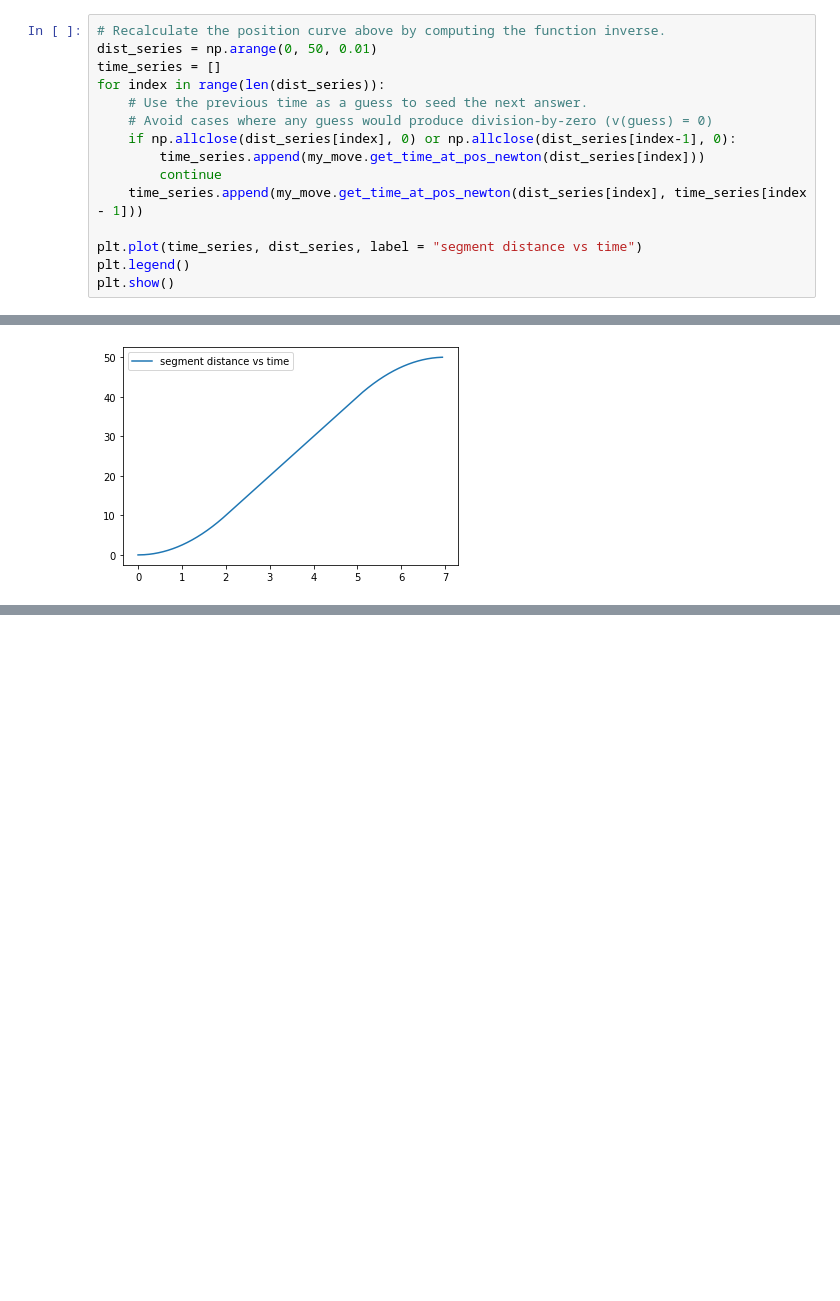
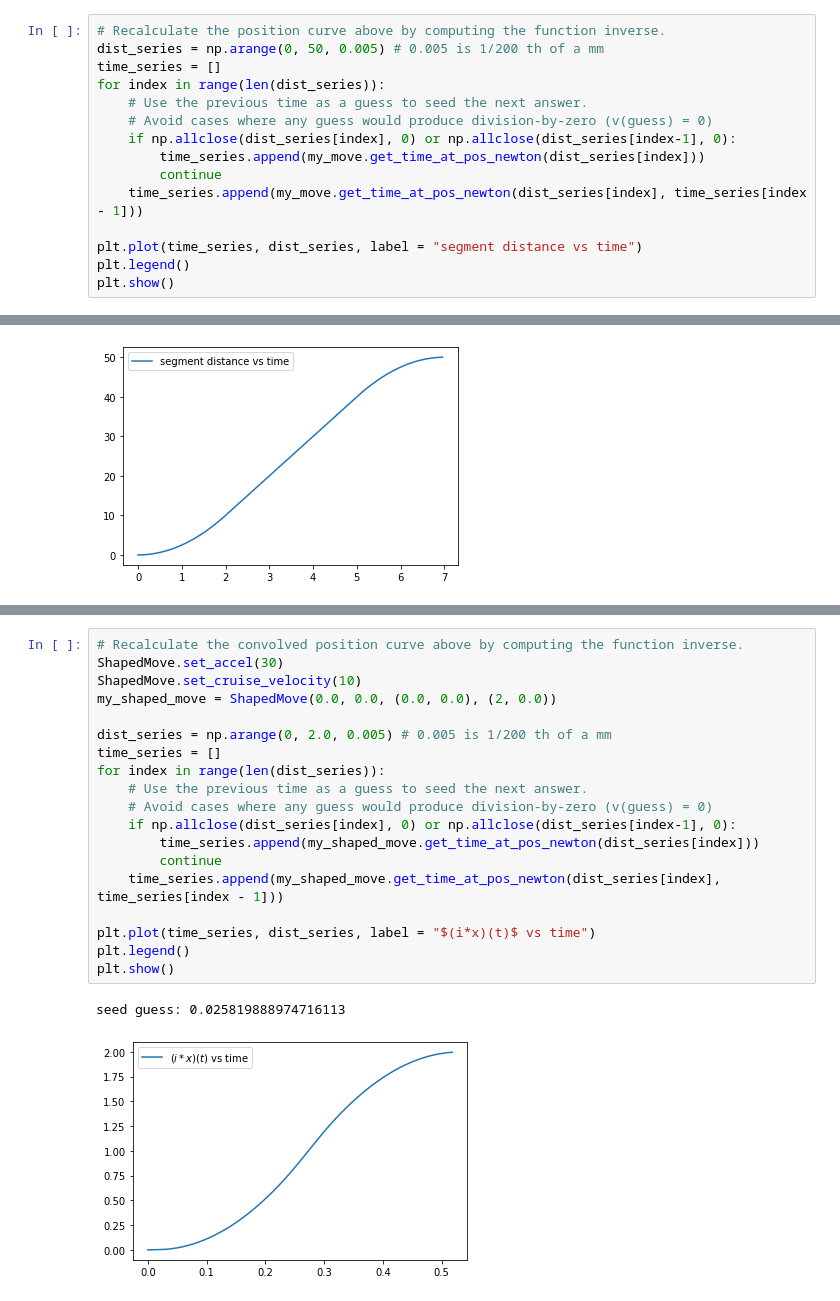
Before and after one commit to Poofjunior/input_shaping_notes, a Jupyter notebook: move_kinematics.ipynb, the cells around one changed output, grey strips where cells are left out. Saved outputs shown, nothing was run; the diff lists cells and outputs as text; blank space fills up the shorter version.

```diff
--- a/move_kinematics.ipynb
+++ b/move_kinematics.ipynb
@@ -352,7 +377,7 @@ t_cruise_end: 5.0
 Newton's method is an iterative method that let's us approximate a differentiable function with better-and-better guesses. If, for some reason, we can't compute the inverse analytically, Newton's Method is a pretty fast way of finding the inverse.
 # %%
 # Recalculate the position curve above by computing the function inverse.
-dist_series = np.arange(0, 50, 0.01)
+dist_series = np.arange(0, 50, 0.005) # 0.005 is 1/200 th of a mm
 time_series = []
 for index in range(len(dist_series)):
     # Use the previous time as a guess to seed the next answer.
@@ -371,3 +457,25 @@ seed guess: 0.5
+# %%
+# Recalculate the convolved position curve above by computing the function inverse.
+ShapedMove.set_accel(30)
+ShapedMove.set_cruise_velocity(10)
+my_shaped_move = ShapedMove(0.0, 0.0, (0.0, 0.0), (2, 0.0))
+
+dist_series = np.arange(0, 2.0, 0.005) # 0.005 is 1/200 th of a mm
+time_series = []
+for index in range(len(dist_series)):
+    # Use the previous time as a guess to seed the next answer.
+    # Avoid cases where any guess would produce division-by-zero (v(guess) = 0)
+    if np.allclose(dist_series[index], 0) or np.allclose(dist_series[index-1], 0):
+        time_series.append(my_shaped_move.get_time_at_pos_newton(dist_series[index]))
+        continue
+    time_series.append(my_shaped_move.get_time_at_pos_newton(dist_series[index], time_series[index - 1]))
+
+plt.plot(time_series, dist_series, label = "$(i*x)(t)$ vs time")
+plt.legend()
+plt.show()
+# %% [output]
+seed guess: 0.025819888974716113
+[figure, added]
 # %% [markdown]
 # References
 
```
Also changed, not shown: parts of 4 cells of this notebook, 1 other file.
